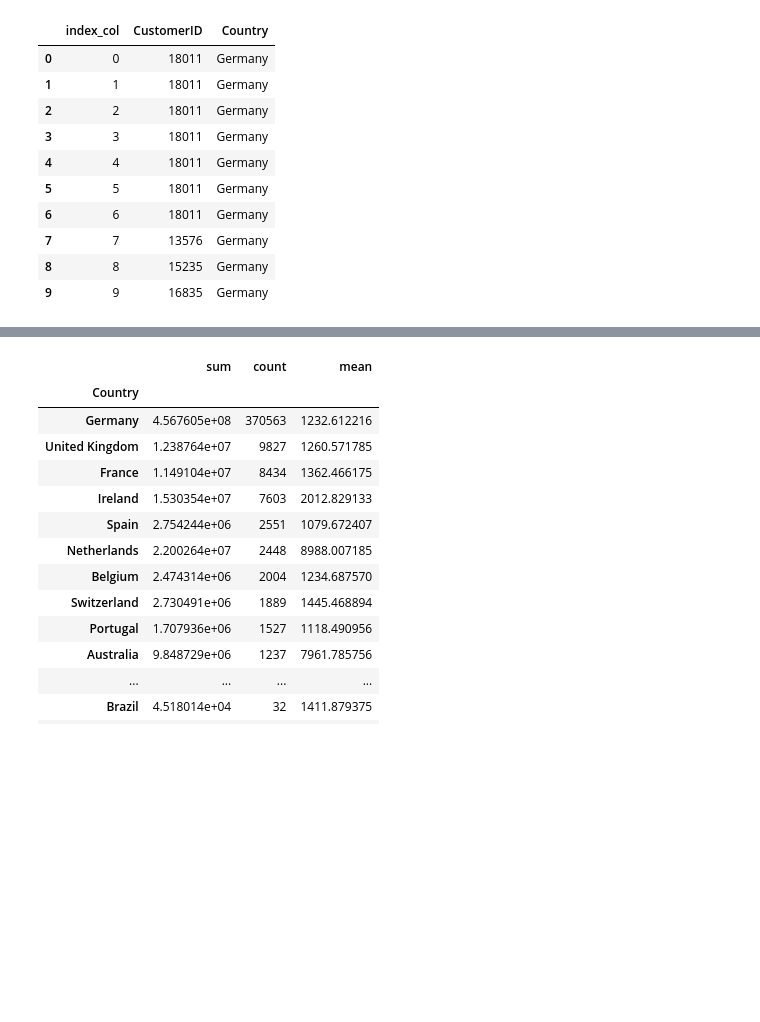
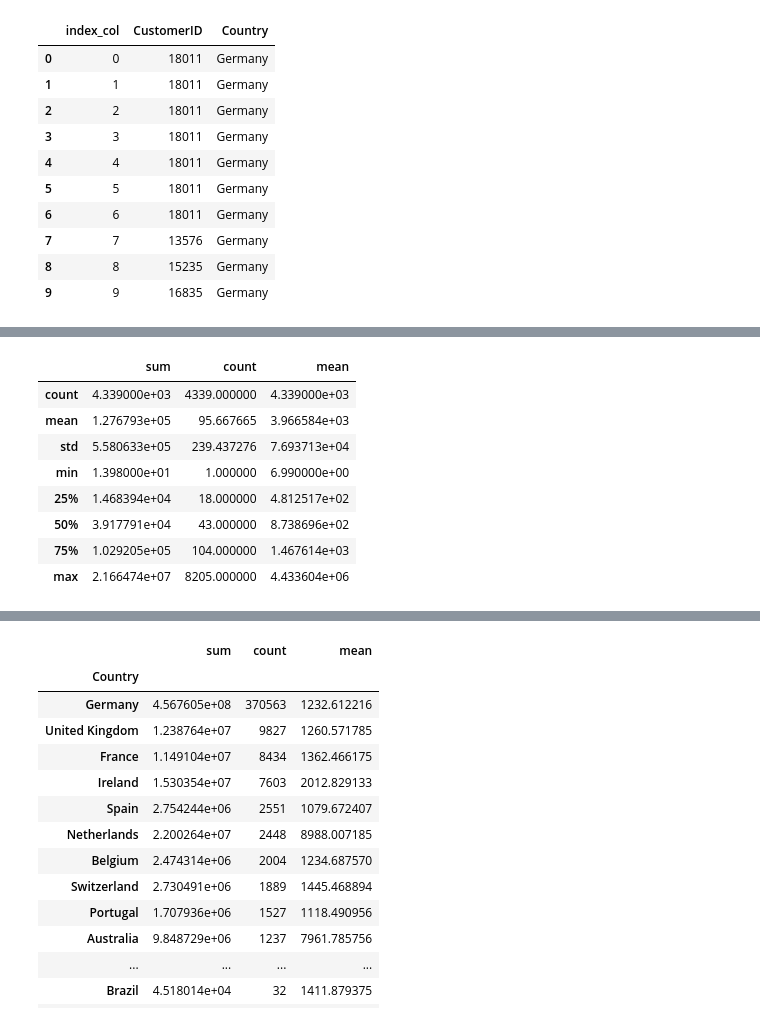
Before and after one commit to Jacopo-Spadon/E-Commerce, a Jupyter notebook: Ecom20too.ipynb, the cells around one changed output, grey strips where cells are left out. Saved outputs shown, nothing was run; the diff lists cells and outputs as text; code cells hidden in the pictures; blank space fills up the shorter version.

```diff
--- a/Ecom20too.ipynb
+++ b/Ecom20too.ipynb
@@ -269,3 +253,17 @@ table_customer
+# %%
+t_sales=df.groupby('CustomerID')['total_sale'].agg(['sum','count','mean']).sort_values(by=['sum'], ascending=False)
+
+t_sales.describe()
+# %% [output]
+|  | sum | count | mean |
+| count | 4.339000e+03 | 4339.000000 | 4.339000e+03 |
+| mean | 1.276793e+05 | 95.667665 | 3.966584e+03 |
+| std | 5.580633e+05 | 239.437276 | 7.693713e+04 |
+| min | 1.398000e+01 | 1.000000 | 6.990000e+00 |
+| 25% | 1.468394e+04 | 18.000000 | 4.812517e+02 |
+| 50% | 3.917791e+04 | 43.000000 | 8.738696e+02 |
+| 75% | 1.029205e+05 | 104.000000 | 1.467614e+03 |
+| max | 2.166474e+07 | 8205.000000 | 4.433604e+06 |
 # %%
 # Pivot tabel per Category of Product
 
```
Also changed, not shown: parts of 8 cells of this notebook.
